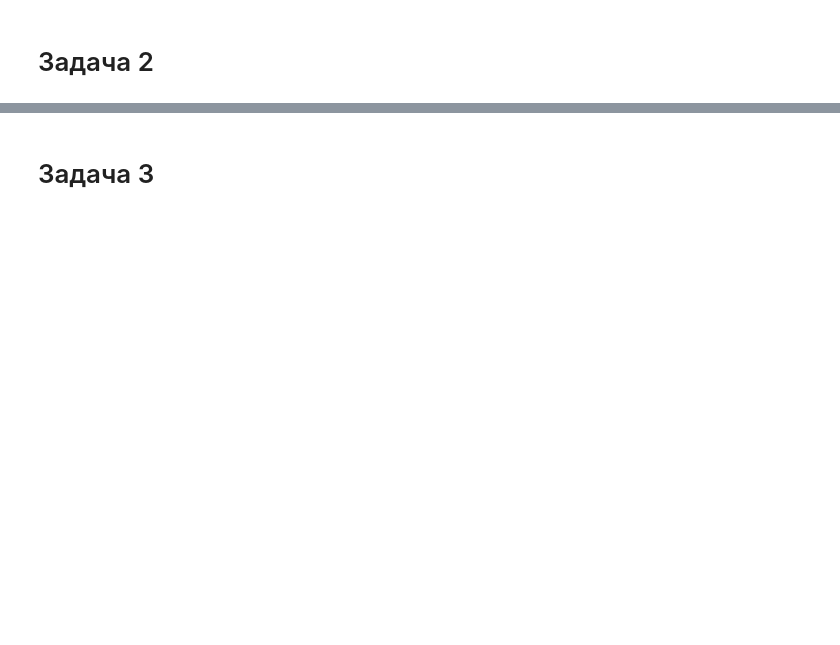
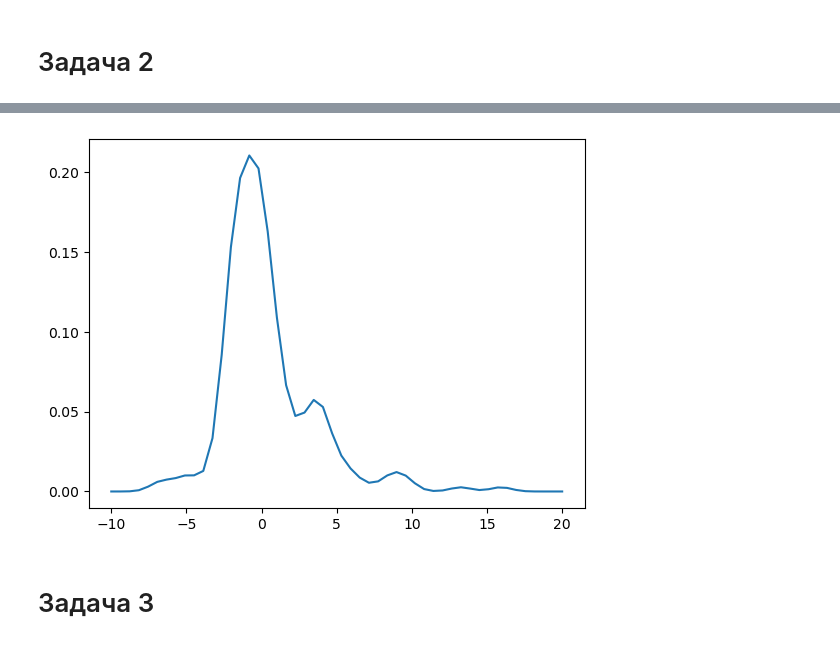
Before and after one commit to voroninip/Statistics, a Jupyter notebook: HW10/HW10.ipynb, the cells around one changed output, grey strips where cells are left out. Saved outputs shown, nothing was run; the diff lists cells and outputs as text; code cells hidden in the pictures; blank space fills up the shorter version.

```diff
--- a/HW10/HW10.ipynb
+++ b/HW10/HW10.ipynb
@@ -7,2 +44,10 @@
+# %%
+density = sm.nonparametric.KDEUnivariate(sample)
+density.fit()
+grid = np.linspace(-10, 20)
+plt.plot(grid, density.evaluate(grid))
+plt.show()
+# %% [output]
+[figure, added]
 # %% [markdown]
 # Задача 3
```
Also changed, not shown: parts of 8 cells of this notebook, 1 other file.
